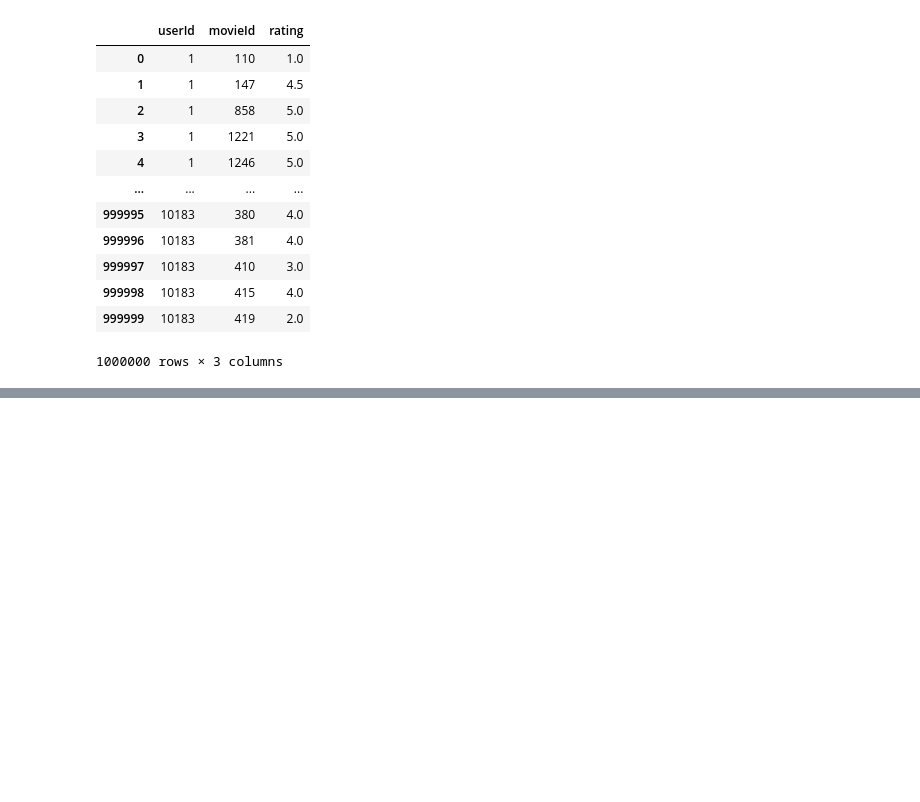
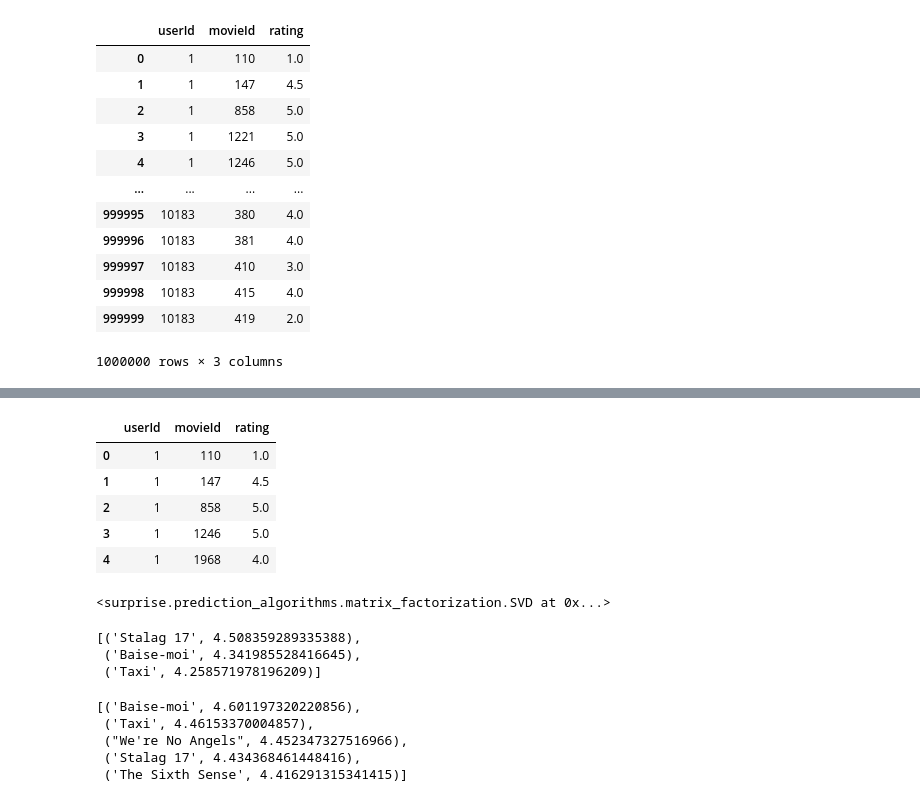
Before and after one commit to Applied-Machine-Learning-2022/final-project-team1-morgan, a Jupyter notebook: Movie_Recommandation_Systems.ipynb, the cells around one changed output, grey strips where cells are left out. Cells and saved outputs as stored; diff of their text form; code cells hidden in the pictures; blank space fills up the shorter version.

```diff
--- a/Movie_Recommandation_Systems.ipynb
+++ b/Movie_Recommandation_Systems.ipynb
@@ -591,0 +584,22 @@ movie
+# %%
+# movie dataframe with votes more than 55
+movie_md = movie[movie['vote_count']>55][['id','title']]
+
+# IDs of movies with count more than 55
+movie_ids = [int(x) for x in movie_md['id'].values]
+
+# Select ratings of movies with more than 55 counts
+ratings = ratings[ratings['movieId'].isin(movie_ids)]
+
+# Reset Index
+ratings.reset_index(inplace=True, drop=True)
+
+# Print first 5 rows
+ratings.head()
+# %% [output]
+|  | userId | movieId | rating |
+| 0 | 1 | 110 | 1.0 |
+| 1 | 1 | 147 | 4.5 |
+| 2 | 1 | 858 | 5.0 |
+| 3 | 1 | 1246 | 5.0 |
+| 4 | 1 | 1968 | 4.0 |
@@ -591,0 +615,8 @@ movie
+# %%
+# Initialize model
+svd = SVD()
+
+# cross-validate
+svd.fit(trainset)
+# %% [output]
+<surprise.prediction_algorithms.matrix_factorization.SVD at 0x...>
@@ -591,0 +648,14 @@ movie
+# %%
+get_recommendations(data=ratings,movie_md=movie_md, user_id=556, top_n=3, algo=svd)
+# %% [output]
+[('Stalag 17', 4.508359289335388),
+ ('Baise-moi', 4.341985528416645),
+ ('Taxi', 4.258571978196209)]
+# %%
+get_recommendations(data=ratings,movie_md=movie_md, user_id=775, top_n=5, algo=svd)
+# %% [output]
+[('Baise-moi', 4.601197320220856),
+ ('Taxi', 4.46153370004857),
+ ("We're No Angels", 4.452347327516966),
+ ('Stalag 17', 4.434368461448416),
+ ('The Sixth Sense', 4.416291315341415)]
```
Also changed, not shown: parts of 13 cells of this notebook.
